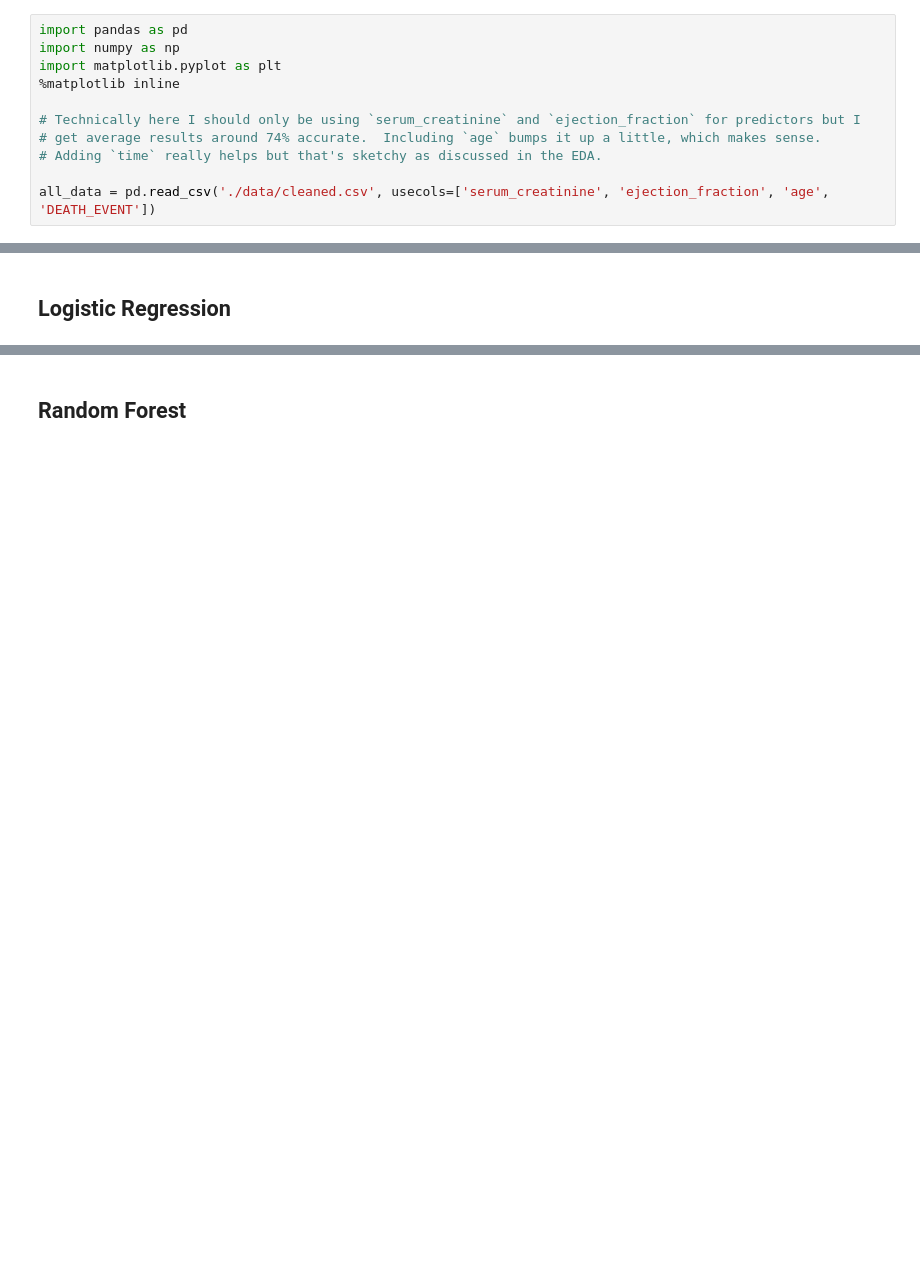
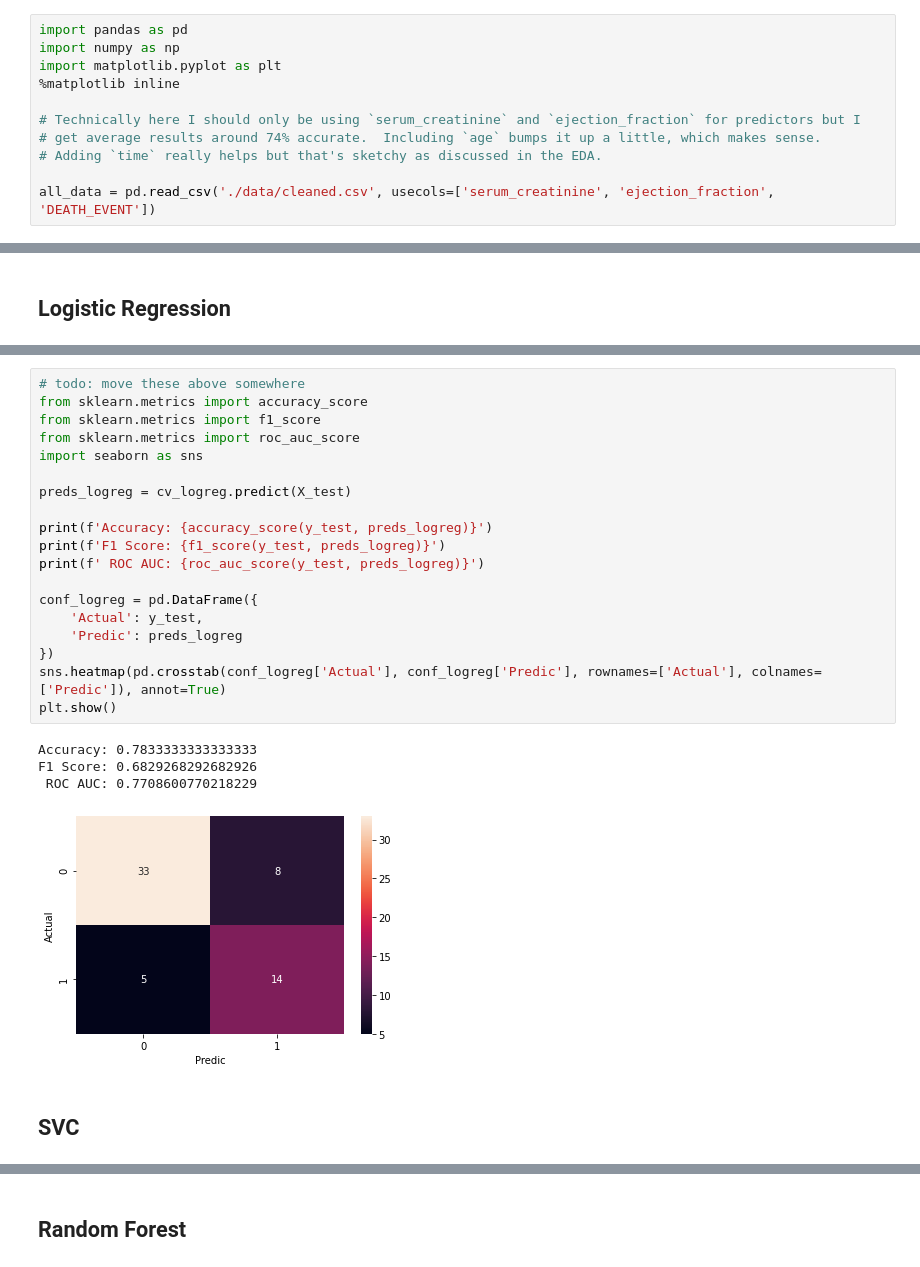
Before and after one commit to KasumiL5x/bu-postdoc-test, a Jupyter notebook: model.ipynb, the cells around one changed output, grey strips where cells are left out. Cells and saved outputs as stored; diff of their text form; blank space fills up the shorter version.

```diff
--- a/model.ipynb
+++ b/model.ipynb
@@ -15,7 +15,7 @@ import matplotlib.pyplot as plt
 # get average results around 74% accurate.  Including `age` bumps it up a little, which makes sense.
 # Adding `time` really helps but that's sketchy as discussed in the EDA.
 
-all_data = pd.read_csv('./data/cleaned.csv', usecols=['serum_creatinine', 'ejection_fraction', 'age', 'DEATH_EVENT'])
+all_data = pd.read_csv('./data/cleaned.csv', usecols=['serum_creatinine', 'ejection_fraction', 'DEATH_EVENT'])
 # %%
 # all_data['serum_creatinine'] = 10 ** all_data.serum_creatinine
 # all_data['ejection_fraction'] = 10 ** all_data.ejection_fraction
@@ -148,0 +224,26 @@ plt.show()
+# %%
+# todo: move these above somewhere
+from sklearn.metrics import accuracy_score
+from sklearn.metrics import f1_score
+from sklearn.metrics import roc_auc_score
+import seaborn as sns
+
+preds_logreg = cv_logreg.predict(X_test)
+
+print(f'Accuracy: {accuracy_score(y_test, preds_logreg)}')
+print(f'F1 Score: {f1_score(y_test, preds_logreg)}')
+print(f' ROC AUC: {roc_auc_score(y_test, preds_logreg)}')
+
+conf_logreg = pd.DataFrame({
+    'Actual': y_test,
+    'Predic': preds_logreg
+})
+sns.heatmap(pd.crosstab(conf_logreg['Actual'], conf_logreg['Predic'], rownames=['Actual'], colnames=['Predic']), annot=True)
+plt.show()
+# %% [output]
+Accuracy: 0.7833333333333333
+F1 Score: 0.6829268292682926
+ ROC AUC: 0.7708600770218229
+[figure, added]
+# %% [markdown]
+## SVC
```
Also changed, not shown: parts of 19 cells of this notebook.
